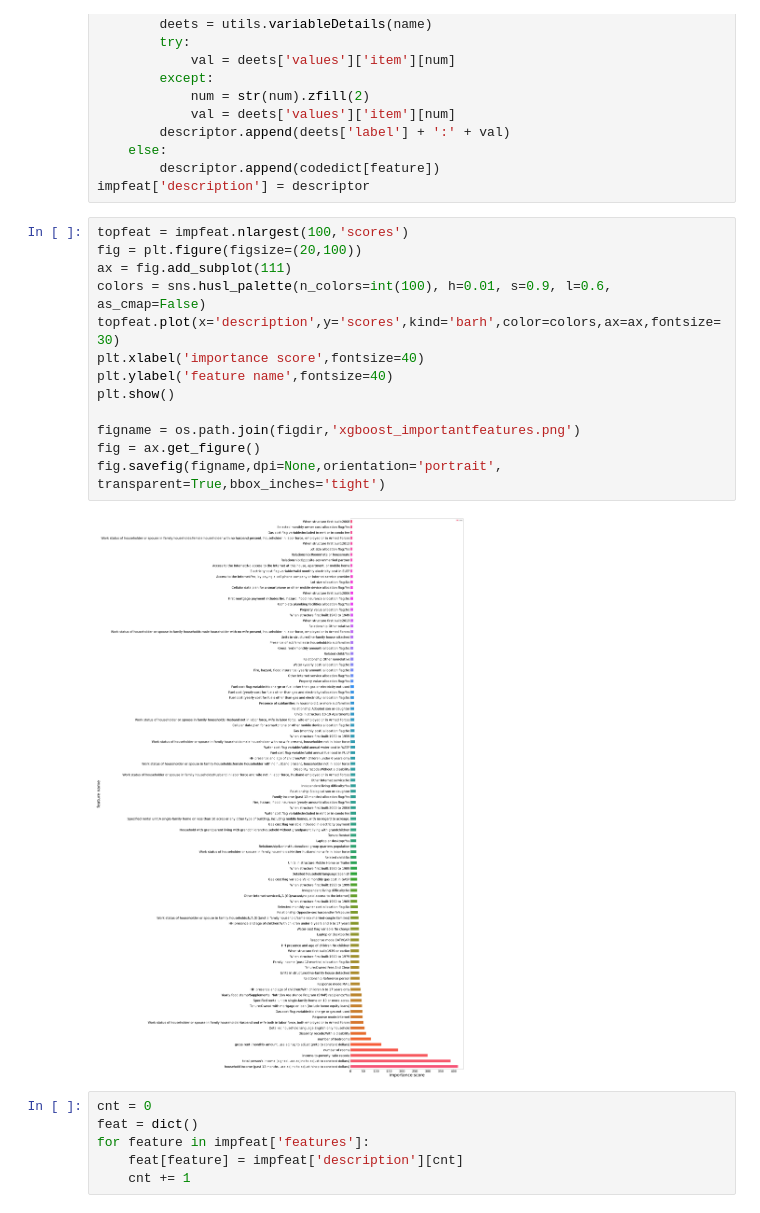
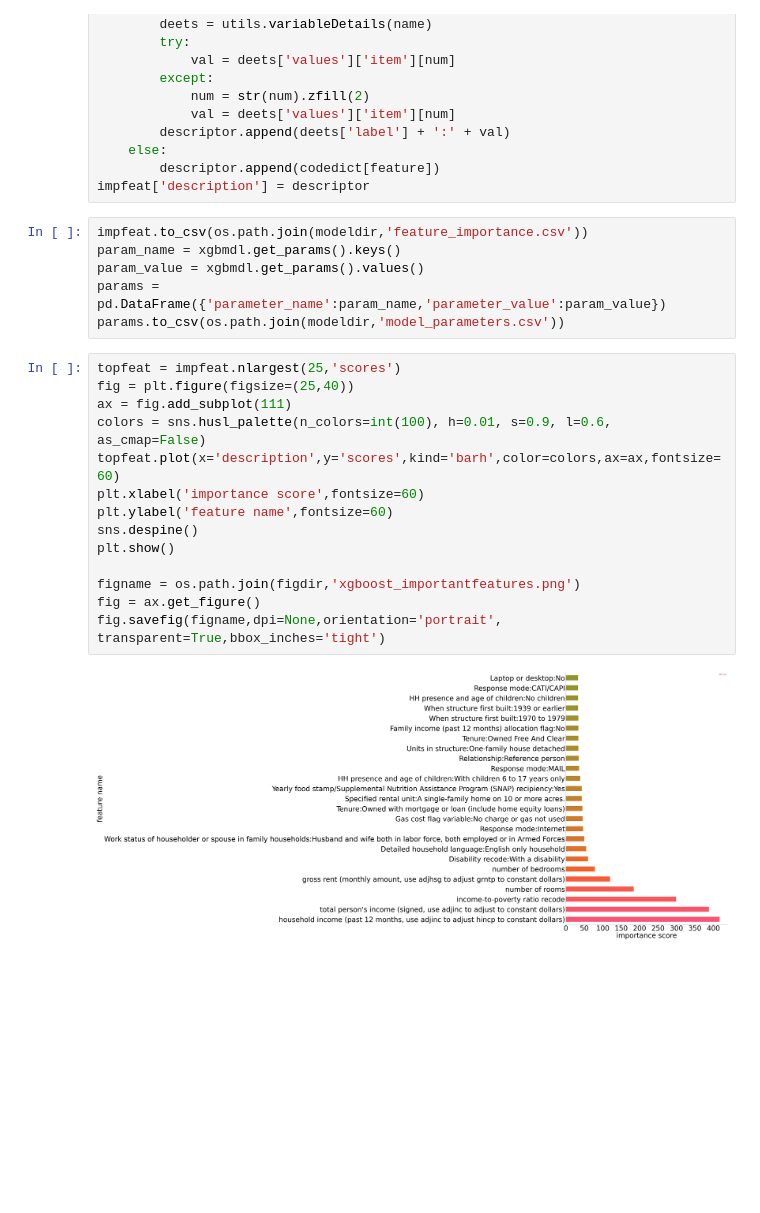
Before and after one commit to kadougherty/census_healthinsurance, a Jupyter notebook: 6.assessing final model.ipynb, the cells around one changed output. Saved outputs shown, nothing was run; the diff lists cells and outputs as text; blank space fills up the shorter version.

```diff
--- a/6.assessing final model.ipynb
+++ b/6.assessing final model.ipynb
@@ -75,24 +63,25 @@ for feature in impfeat['features']:
     else:
         descriptor.append(codedict[feature])
 impfeat['description'] = descriptor
+# %%
+impfeat.to_csv(os.path.join(modeldir,'feature_importance.csv'))
+param_name = xgbmdl.get_params().keys()
+param_value = xgbmdl.get_params().values()
+params = pd.DataFrame({'parameter_name':param_name,'parameter_value':param_value})
+params.to_csv(os.path.join(modeldir,'model_parameters.csv'))
 # %%
-topfeat = impfeat.nlargest(100,'scores')
-fig = plt.figure(figsize=(20,100))
+topfeat = impfeat.nlargest(25,'scores')
+fig = plt.figure(figsize=(25,40))
 ax = fig.add_subplot(111)
 colors = sns.husl_palette(n_colors=int(100), h=0.01, s=0.9, l=0.6, as_cmap=False)
-topfeat.plot(x='description',y='scores',kind='barh',color=colors,ax=ax,fontsize=30)
-plt.xlabel('importance score',fontsize=40)
-plt.ylabel('feature name',fontsize=40)
+topfeat.plot(x='description',y='scores',kind='barh',color=colors,ax=ax,fontsize=60)
+plt.xlabel('importance score',fontsize=60)
+plt.ylabel('feature name',fontsize=60)
+sns.despine()
 plt.show()
 
 figname = os.path.join(figdir,'xgboost_importantfeatures.png')
 fig = ax.get_figure()
 fig.savefig(figname,dpi=None,orientation='portrait', transparent=True,bbox_inches='tight')
 # %% [output]
-[figure, old version]
+[figure, new version]
-# %%
-cnt = 0
-feat = dict()
-for feature in impfeat['features']:
-    feat[feature] = impfeat['description'][cnt]
-    cnt += 1
```
Also changed, not shown: parts of 10 cells of this notebook, 34 other files.
